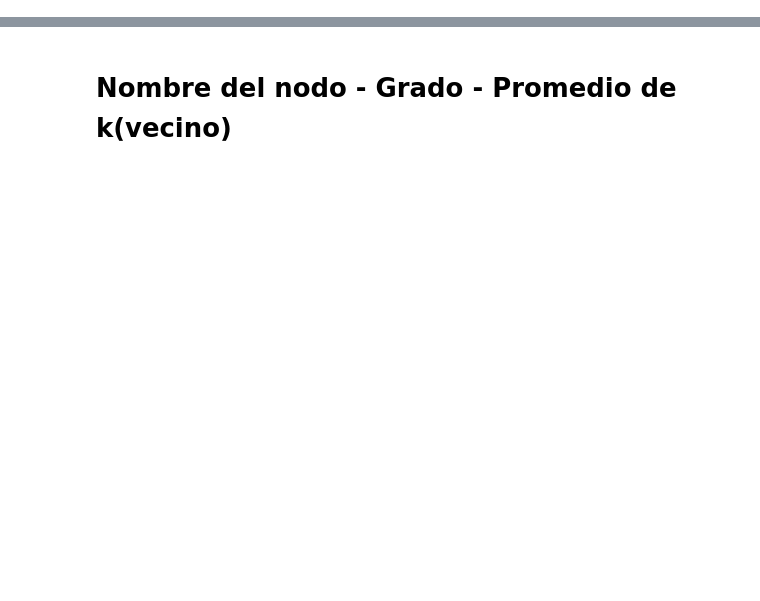
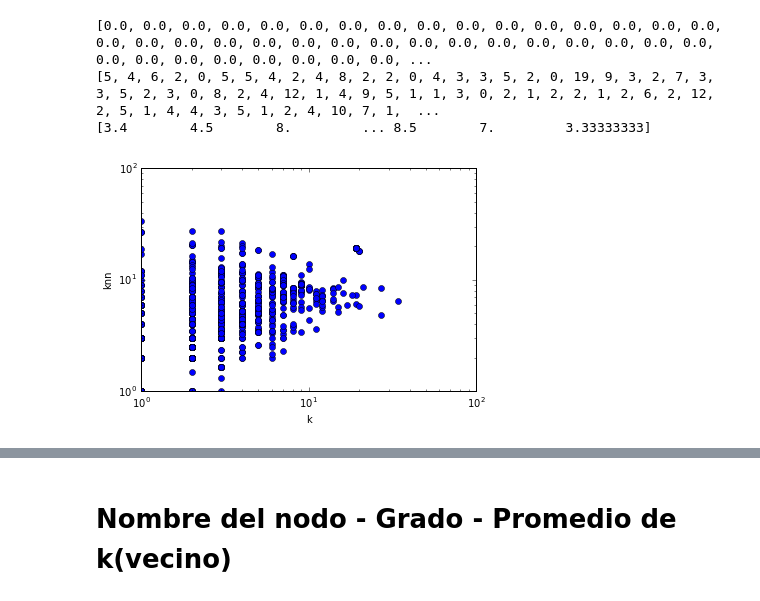
Before and after one commit to Redes2018/tp1, a Jupyter notebook: TC1-4.ipynb, the cells around one changed output, grey strips where cells are left out. Drawn from its saved outputs; the diff is of its cells as text; code cells hidden in the pictures; blank space fills up the shorter version.

```diff
--- a/TC1-4.ipynb
+++ b/TC1-4.ipynb
@@ -26,10 +23,24 @@ nodosN = net.number_of_nodes()
 # %%
 # k es el vector de grado de cada nodo
 k_C = [val for (node, val) in colab.degree()]
 k_annd_C = np.zeros(nodosC)
 
 for i in range(nodosC):
     if k_C[i]==0:
         k_annd_C[i]=0
     else:
         k_annd_C[i] = np.dot(np.array(C_adj[i,:]), k_C) / k_C[i]
+#k_C[i] numero de vecinos propios para promediar.
+
+#ii
+plt.plot(k_C,k_annd_C,'bo')
+plt.xscale('log')
+plt.yscale('log')
+plt.ylabel('knn')
+plt.xlabel('k')
+plt.show()
+# %% [output]
+[0.0, 0.0, 0.0, 0.0, 0.0, 0.0, 0.0, 0.0, 0.0, 0.0, 0.0, 0.0, 0.0, 0.0, 0.0, 0.0, 0.0, 0.0, 0.0, 0.0, 0.0, 0.0, 0.0, 0.0, 0.0, 0.0, 0.0, 0.0, 0.0, 0.0, 0.0, 0.0, 0.0, 0.0, 0.0, 0.0, 0.0, 0.0, 0.0, 0.0, ...
+[5, 4, 6, 2, 0, 5, 5, 4, 2, 4, 8, 2, 2, 0, 4, 3, 3, 5, 2, 0, 19, 9, 3, 2, 7, 3, 3, 5, 2, 3, 0, 8, 2, 4, 12, 1, 4, 9, 5, 1, 1, 3, 0, 2, 1, 2, 2, 1, 2, 6, 2, 12, 2, 5, 1, 4, 4, 3, 5, 1, 2, 4, 10, 7, 1,  ...
+[3.4        4.5        8.         ... 8.5        7.         3.33333333]
+[figure, added]
```
Also changed, not shown: parts of 5 cells of this notebook.
